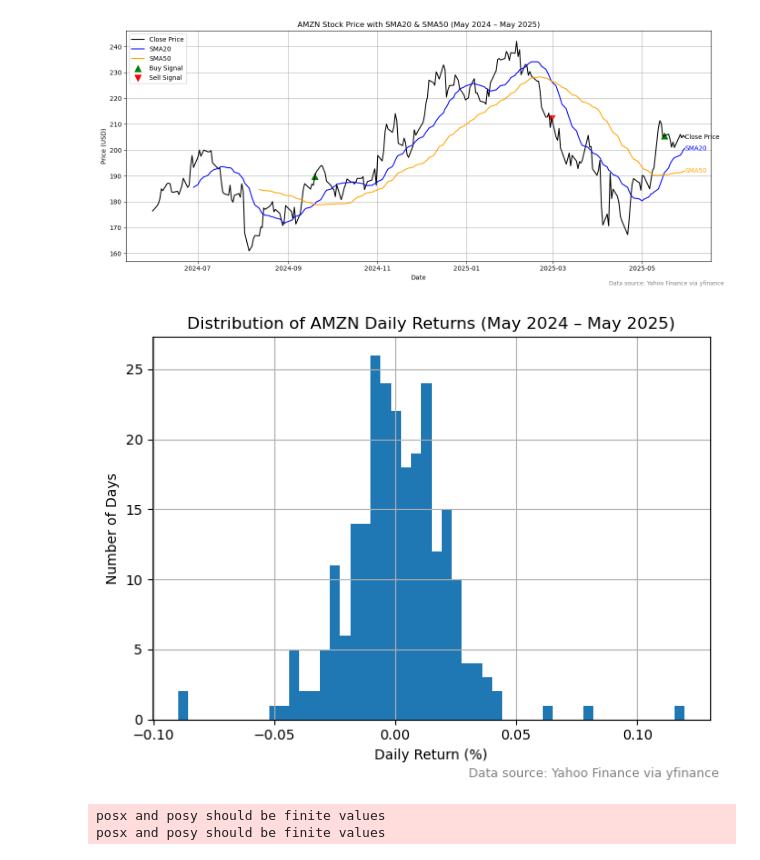
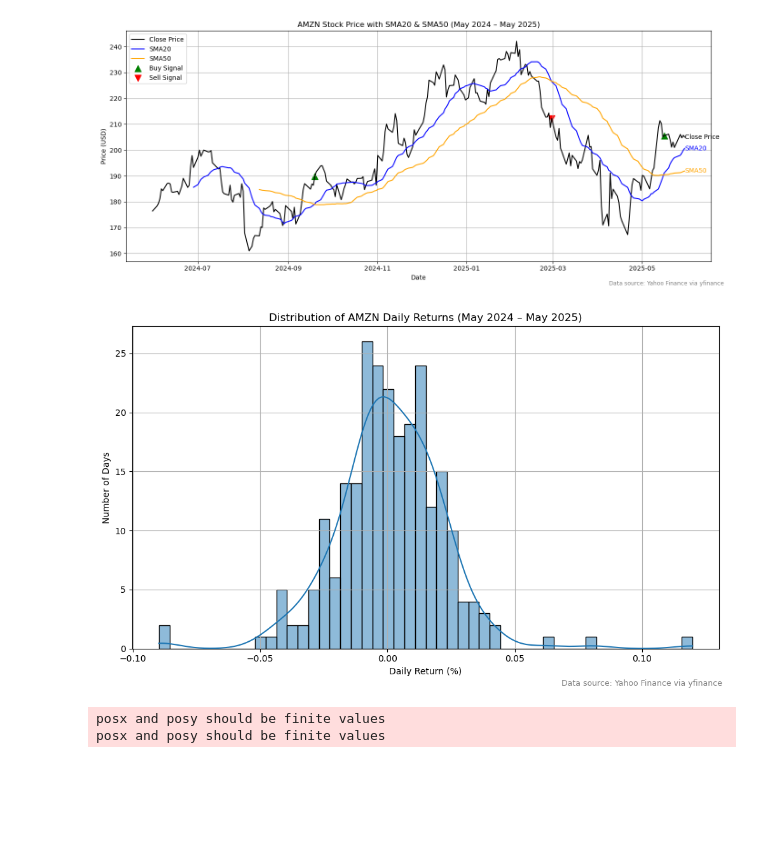
Before and after one commit to nguynVNU/Final-Project-LTXLDL, a Jupyter notebook: BTL_LTXLDL.ipynb, the cells around one changed output. Saved outputs shown, nothing was run; the diff lists cells and outputs as text; code cells hidden in the pictures; blank space fills up the shorter version.

```diff
--- a/BTL_LTXLDL.ipynb
+++ b/BTL_LTXLDL.ipynb
@@ -221,21 +221,27 @@ plt.show()
 # %% [output]
 [figure]
 # %%
-# Histogram lợi suất
-df['Daily Return'].hist(bins=50)
+# # Histogram lợi suất
+# Vẽ histogram và đường KDE
+plt.figure(figsize=(10, 6))
+sns.histplot(df['Daily Return'], bins=50, kde=True, stat="count", edgecolor='black')
 
+# Tùy chỉnh nhãn và tiêu đề
 plt.title("Distribution of AMZN Daily Returns (May 2024 – May 2025)")
 plt.xlabel("Daily Return (%)")
 plt.ylabel("Number of Days")
 
+# Đường lưới dọc
 plt.grid(True)
+
+# Thêm nguồn dữ liệu
 plt.figtext(0.99, 0.00, 'Data source: Yahoo Finance via yfinance',
             horizontalalignment='right', fontsize=9, color='gray')
 
 plt.tight_layout()
 plt.show()
 # %% [output]
-[figure, old version]
+[figure, new version]
 # %%
 # Volatility theo tháng
 fig, ax = plt.subplots(figsize=(12, 6))
```
